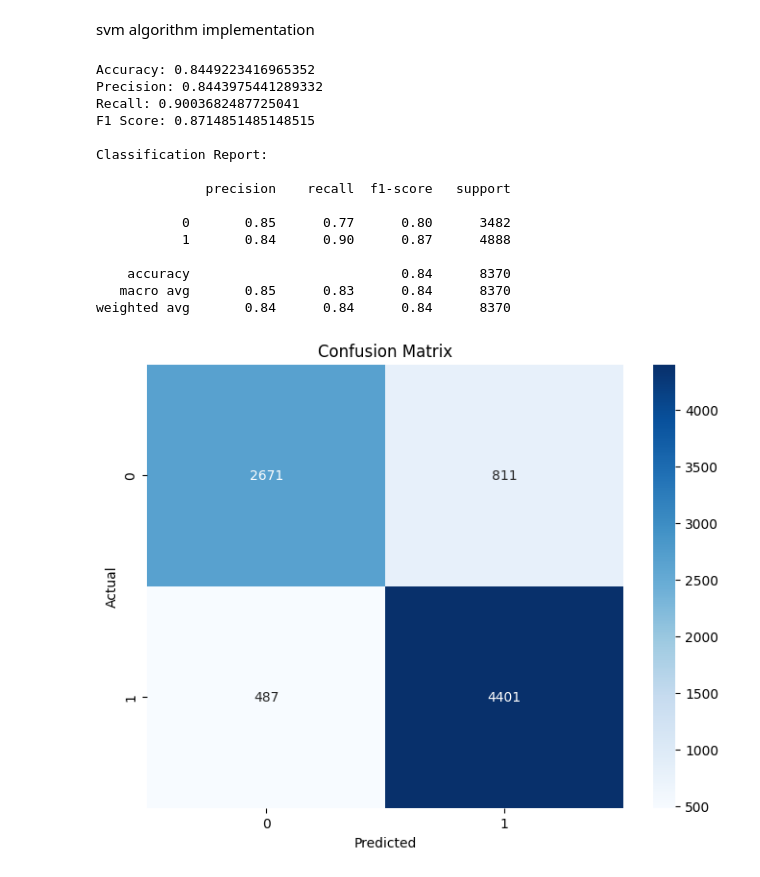
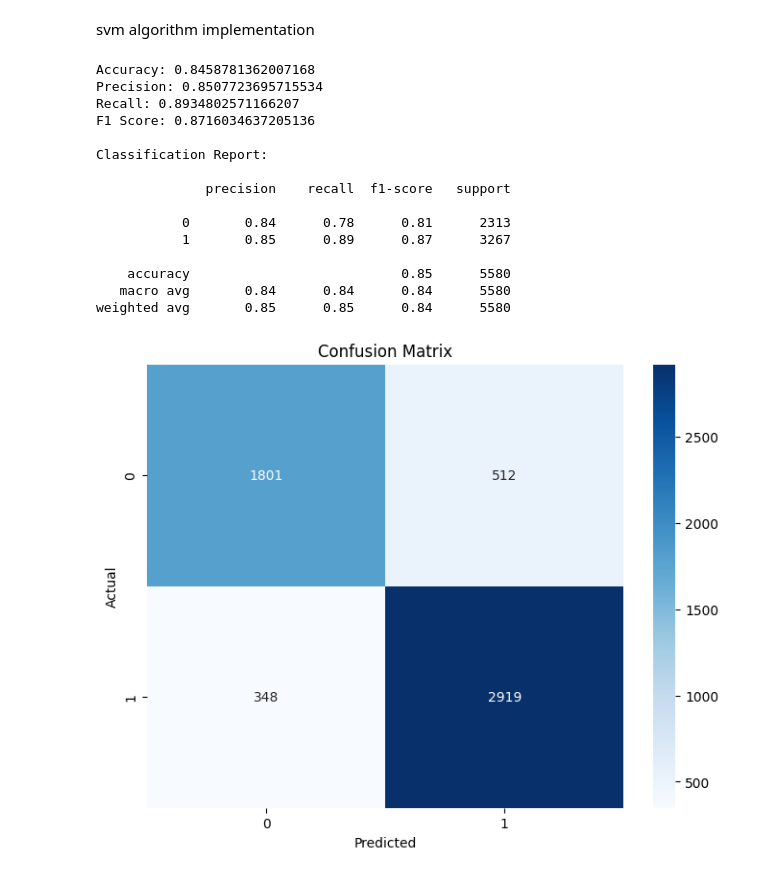
Before and after one commit to bisratlike/studentDepressionStatus, a Jupyter notebook: classification.ipynb, the cells around one changed output. Saved outputs shown, nothing was run; the diff lists cells and outputs as text; code cells hidden in the pictures.

```diff
--- a/classification.ipynb
+++ b/classification.ipynb
@@ -160,8 +160,5 @@ weighted avg       0.77      0.77      0.77      5580
 # %%
 # Naive Bayes
-
-
-X_train, X_test, y_train, y_test = train_test_split(X, y, test_size=0.3, random_state=42)
 
 nb_model = GaussianNB()
 
@@ -270,10 +267,6 @@ weighted avg       0.84      0.84      0.84      8370
 svm algorithm implementation
 # %%
 
-
-
-#  svm implementation
-X_train, X_test, y_train, y_test = train_test_split(X, y, test_size=0.3, random_state=42)
 
 
 svm_model = SVC()
@@ -288,40 +281,40 @@ accuracy = accuracy_score(y_test, y_pred)
 precision = precision_score(y_test, y_pred)
 recall = recall_score(y_test, y_pred)
 f1 = f1_score(y_test, y_pred)
 classification_rep = classification_report(y_test, y_pred)
 
 
 print(f"Accuracy: {accuracy}")
 print(f"Precision: {precision}")
 print(f"Recall: {recall}")
 print(f"F1 Score: {f1}")
 print("\nClassification Report:\n")
 print(classification_rep)
 
 
 conf_matrix = confusion_matrix(y_test, y_pred)
 
 # Plot confusion matrix using sns.heatmap
 plt.figure(figsize=(8, 6))
 sns.heatmap(conf_matrix, annot=True, fmt='d', cmap='Blues', xticklabels=svm_model.classes_, yticklabels=svm_model.classes_)
 plt.title('Confusion Matrix')
 plt.xlabel('Predicted')
 plt.ylabel('Actual')
 plt.show()
 # %% [output]
-Accuracy: 0.8449223416965352
-Precision: 0.8443975441289332
-Recall: 0.9003682487725041
-F1 Score: 0.8714851485148515
+Accuracy: 0.8458781362007168
+Precision: 0.8507723695715534
+Recall: 0.8934802571166207
+F1 Score: 0.8716034637205136
 
 Classification Report:
 
               precision    recall  f1-score   support
 
-           0       0.85      0.77      0.80      3482
-           1       0.84      0.90      0.87      4888
+           0       0.84      0.78      0.81      2313
+           1       0.85      0.89      0.87      3267
 
-    accuracy                           0.84      8370
-   macro avg       0.85      0.83      0.84      8370
-weighted avg       0.84      0.84      0.84      8370
+    accuracy                           0.85      5580
+   macro avg       0.84      0.84      0.84      5580
+weighted avg       0.85      0.85      0.84      5580
-[figure, old version]
+[figure, new version]
```
Also changed, not shown: parts of 12 cells of this notebook, 2 other files.
